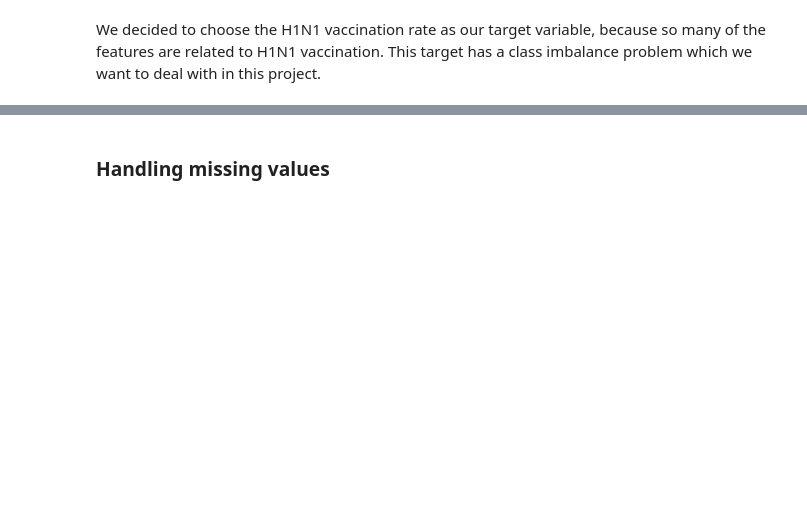
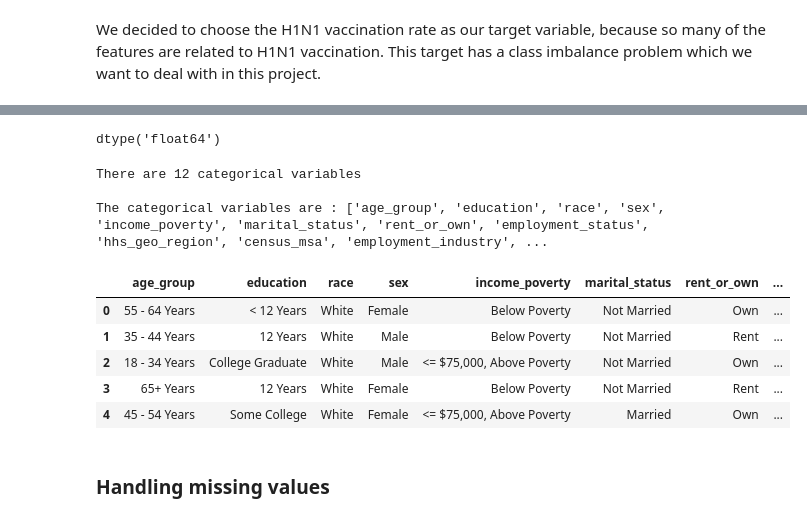
Before and after one commit to PETERNJUGU4/Njugu_Phase_3_Project, a Jupyter notebook: index.ipynb, the cells around one changed output, grey strips where cells are left out. Cells and saved outputs as stored; diff of their text form; code cells hidden in the pictures; blank space fills up the shorter version.

Commit message:
done frequency counts on categorical variables

```diff
--- a/index.ipynb
+++ b/index.ipynb
@@ -257,2 +263,29 @@ We decided to choose the H1N1 vaccination rate as our target variable, because s
+# %%
+df["doctor_recc_h1n1"].dtype
+# %% [output]
+dtype('float64')
+# %%
+# find categorical variables
+
+categorical = [var for var in df.columns if df[var].dtype=='O']
+
+print('There are {} categorical variables\n'.format(len(categorical)))
+
+print('The categorical variables are :', categorical)
+# %% [output]
+There are 12 categorical variables
+
+The categorical variables are : ['age_group', 'education', 'race', 'sex', 'income_poverty', 'marital_status', 'rent_or_own', 'employment_status', 'hhs_geo_region', 'census_msa', 'employment_industry', ...
+# %%
+# view the categorical variables
+
+df[categorical].head()
+# %% [output]
+|  | age_group | education | race | sex | income_poverty | marital_status | rent_or_own | ... |
+| 0 | 55 - 64 Years | < 12 Years | White | Female | Below Poverty | Not Married | Own | ... |
+| 1 | 35 - 44 Years | 12 Years | White | Male | Below Poverty | Not Married | Rent | ... |
+| 2 | 18 - 34 Years | College Graduate | White | Male | <= $75,000, Above Poverty | Not Married | Own | ... |
+| 3 | 65+ Years | 12 Years | White | Female | Below Poverty | Not Married | Rent | ... |
+| 4 | 45 - 54 Years | Some College | White | Female | <= $75,000, Above Poverty | Married | Own | ... |
 # %% [markdown]
 ### **Handling missing values**
```
Also changed, not shown: parts of 16 cells of this notebook.
